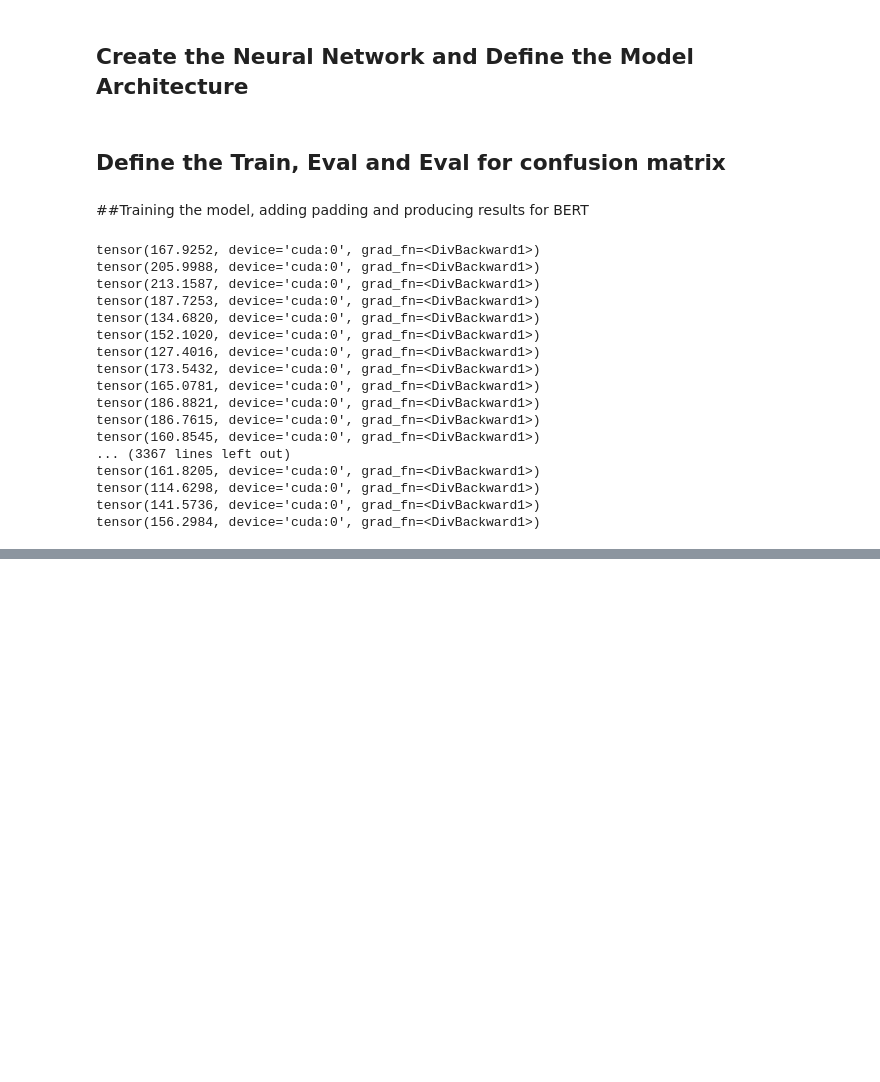
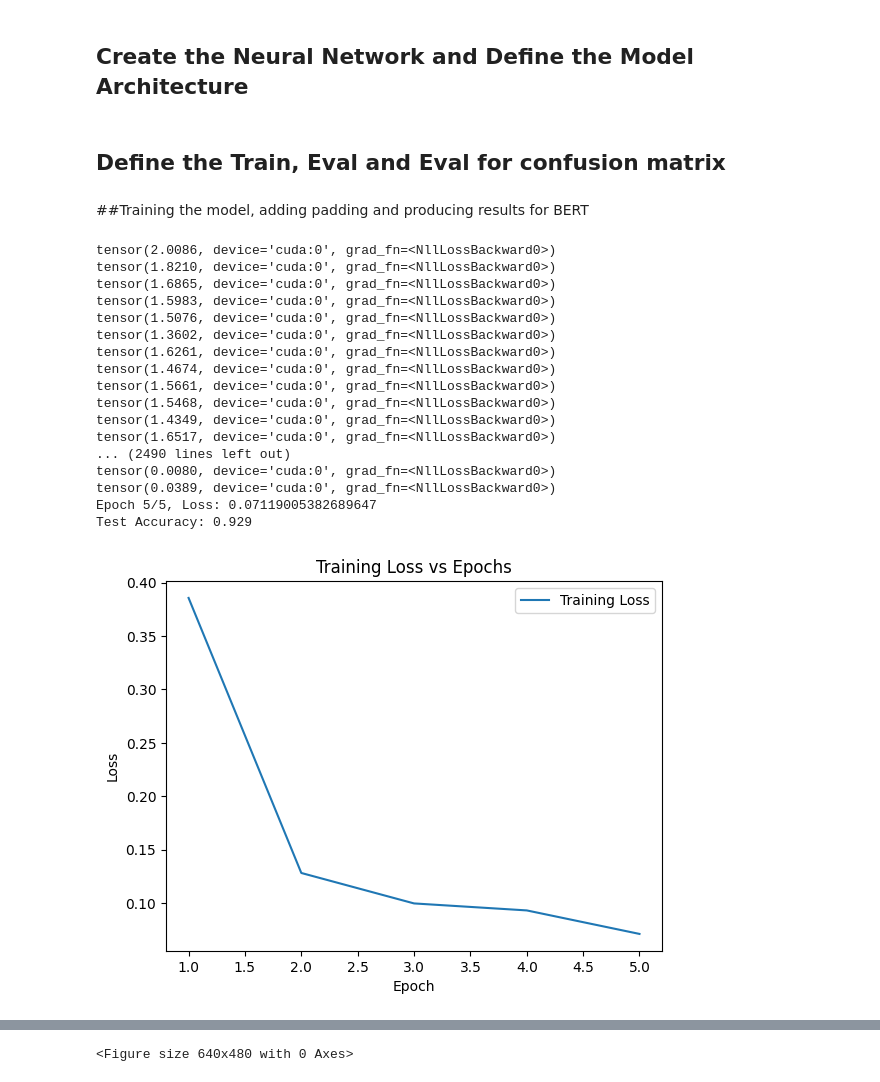
Before and after one commit to EthanBrewerCity/NLP_CW_210008199, a Jupyter notebook: NLP_CW_210008199.ipynb, the cells around one changed output, grey strips where cells are left out. Saved outputs shown, nothing was run; the diff lists cells and outputs as text; code cells hidden in the pictures; blank space fills up the shorter version.

```diff
--- a/NLP_CW_210008199.ipynb
+++ b/NLP_CW_210008199.ipynb
@@ -73,12 +74,12 @@ class SentiClass(nn.Module):
   def __init__(self,model):
     super(SentiClass, self).__init__()
     self.model = model
-    self.linear = nn.Linear(768,1)
+    self.linear = nn.Linear(768,6)
   def forward(self,input_ids, attention_mask):
     outputs = self.model(input_ids = input_ids, attention_mask = attention_mask)
-    last_hidden_state = outputs.last_hidden_state[:, 0, :]
-    logits = self.linear(last_hidden_state)
-    return logits.squeeze(-1)
+    last_hidden_state = outputs[0]
+    logits = self.linear(last_hidden_state[:,0,:])
+    return logits
 
 # Creating intstance of the model
 model = SentiClass(model)
@@ -116,7 +117,7 @@ def train(model, train_loader, optimizer, loss_fn, device,num_epochs):
 
           optimizer.zero_grad()
           outputs = model(input_ids, attention_mask)
-          loss = loss_fn(outputs, labels.float())
+          loss = loss_fn(outputs, labels.long())
           print(loss)
           loss.backward()
           optimizer.step()
@@ -138,7 +139,7 @@ def evaluate(model, test_loader, device):
             labels = batch['label'].to(device)
 
             outputs = model(input_ids, attention_mask)
-            predictions = torch.round(torch.sigmoid(outputs))
+            predictions = torch.argmax(outputs,dim=1)
 
             total += labels.size(0)
             correct += (predictions == labels).sum().item()
@@ -155,12 +156,24 @@ def eval_conf_matrix(model, test_loader, device):
       attention_mask = batch['attention_mask'].to(device)
       labels = batch['label'].to(device)
 
+      print("Labels:", labels)
+
       outputs = model(input_ids, attention_mask)
+      print("Outputs:", outputs)
+      print("Outputs shape:", outputs.shape)
       predictions = torch.argmax(outputs, dim=1).cpu().numpy()
 
       all_preds.extend(predictions)
       all_labels.extend(labels.cpu().numpy())
 
+  # Check expected range of class indices
+  print("Min Label:", np.min(all_labels))
+  print("Max Label:", np.max(all_labels))
+
+  # Print true labels and predictions for inspection
+  print("True Labels:", all_labels)
+  print("Predictions:", all_preds)
+
   return all_labels, all_preds
 # %% [markdown]
 ##Training the model, adding padding and producing results for BERT
@@ -187,51 +200,60 @@ def collate_fn(batch):
 train_loader = torch.utils.data.DataLoader(train_dataset, batch_size=32, shuffle = True, collate_fn = collate_fn)
 test_loader = torch.utils.data.DataLoader(test_dataset, batch_size=32, shuffle = False, collate_fn = collate_fn)
 # Set number of epochs
-epoch_val = 10
+epoch_val = 5
 history = train(model, train_loader, optimizer, loss_fn, device,epoch_val)
 accuracy = evaluate(model, test_loader, device)
 print(f'Test Accuracy: {accuracy:.3f}')
 
 # Loss graph for training
 plt.figure(1)
 plt.plot(range(1, epoch_val + 1), history , label="Training Loss")
 plt.xlabel("Epoch")
 plt.ylabel("Loss")
 plt.title("Training Loss vs Epochs")
 plt.legend()
 plt.show()
 
+
 # Confusion matrix
 plt.figure(2)
 true_labels, predictions = eval_conf_matrix(model, test_loader, device)
+
+# Compute confusion matrix - Not needed
+#conf_mat = confusion_matrix(true_labels, predictions)
+
+# Print confusion matrix - Debug test
+#print("Confusion Matrix:", conf_mat)
+
 conf_mat = confusion_matrix(true_labels,predictions)
 plt.figure(figsize = (6,6))
-sns.heatmap(conf_matrix, annot=True, fmt="d", cmap="Blues",
+sns.heatmap(conf_mat, annot=True, fmt="d", cmap="Blues",
             xticklabels=dataset['train'].features['label'].names,
             yticklabels=dataset['train'].features['label'].names)
 plt.xlabel('Predicted')
 plt.ylabel('True')
 plt.title('Confusion Matrix')
 plt.show()
 #for epoch in range(5):
 #    history = train(model, train_loader, optimizer, loss_fn, device,epoch_val)
 #    accuracy = evaluate(model, test_loader, device)
 #    print(f'Epoch {epoch+1} - Test Accuracy: {accuracy:.3f}')
 # %% [output]
-tensor(167.9252, device='cuda:0', grad_fn=<DivBackward1>)
-tensor(205.9988, device='cuda:0', grad_fn=<DivBackward1>)
-tensor(213.1587, device='cuda:0', grad_fn=<DivBackward1>)
-tensor(187.7253, device='cuda:0', grad_fn=<DivBackward1>)
-tensor(134.6820, device='cuda:0', grad_fn=<DivBackward1>)
-tensor(152.1020, device='cuda:0', grad_fn=<DivBackward1>)
-tensor(127.4016, device='cuda:0', grad_fn=<DivBackward1>)
-tensor(173.5432, device='cuda:0', grad_fn=<DivBackward1>)
-tensor(165.0781, device='cuda:0', grad_fn=<DivBackward1>)
-tensor(186.8821, device='cuda:0', grad_fn=<DivBackward1>)
-tensor(186.7615, device='cuda:0', grad_fn=<DivBackward1>)
-tensor(160.8545, device='cuda:0', grad_fn=<DivBackward1>)
-... (3367 lines left out)
-tensor(161.8205, device='cuda:0', grad_fn=<DivBackward1>)
-tensor(114.6298, device='cuda:0', grad_fn=<DivBackward1>)
-tensor(141.5736, device='cuda:0', grad_fn=<DivBackward1>)
-tensor(156.2984, device='cuda:0', grad_fn=<DivBackward1>)
+tensor(2.0086, device='cuda:0', grad_fn=<NllLossBackward0>)
+tensor(1.8210, device='cuda:0', grad_fn=<NllLossBackward0>)
+tensor(1.6865, device='cuda:0', grad_fn=<NllLossBackward0>)
+tensor(1.5983, device='cuda:0', grad_fn=<NllLossBackward0>)
+tensor(1.5076, device='cuda:0', grad_fn=<NllLossBackward0>)
+tensor(1.3602, device='cuda:0', grad_fn=<NllLossBackward0>)
+tensor(1.6261, device='cuda:0', grad_fn=<NllLossBackward0>)
+tensor(1.4674, device='cuda:0', grad_fn=<NllLossBackward0>)
+tensor(1.5661, device='cuda:0', grad_fn=<NllLossBackward0>)
+tensor(1.5468, device='cuda:0', grad_fn=<NllLossBackward0>)
+tensor(1.4349, device='cuda:0', grad_fn=<NllLossBackward0>)
+tensor(1.6517, device='cuda:0', grad_fn=<NllLossBackward0>)
+... (2490 lines left out)
+tensor(0.0080, device='cuda:0', grad_fn=<NllLossBackward0>)
+tensor(0.0389, device='cuda:0', grad_fn=<NllLossBackward0>)
+Epoch 5/5, Loss: 0.07119005382689647
+Test Accuracy: 0.929
+[figure, added]
@@ -237,0 +277 @@ tensor(156.2984, device='cuda:0', grad_fn=<DivBackward1>)
+<Figure size 640x480 with 0 Axes>
```
Also changed, not shown: parts of 3 cells of this notebook.
